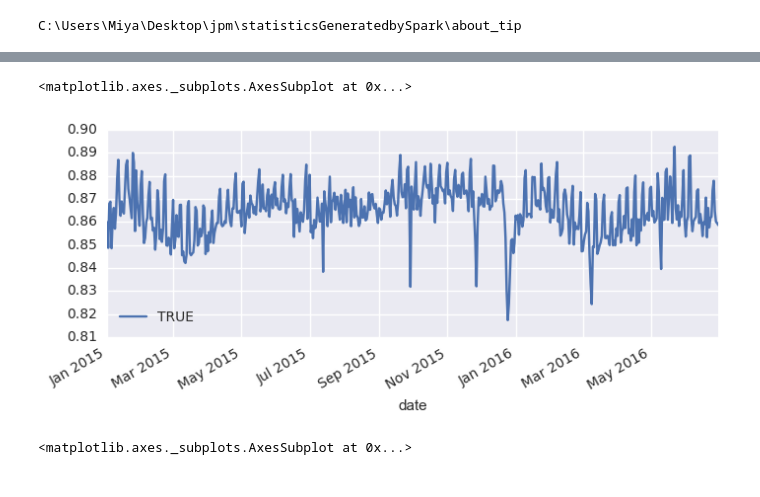
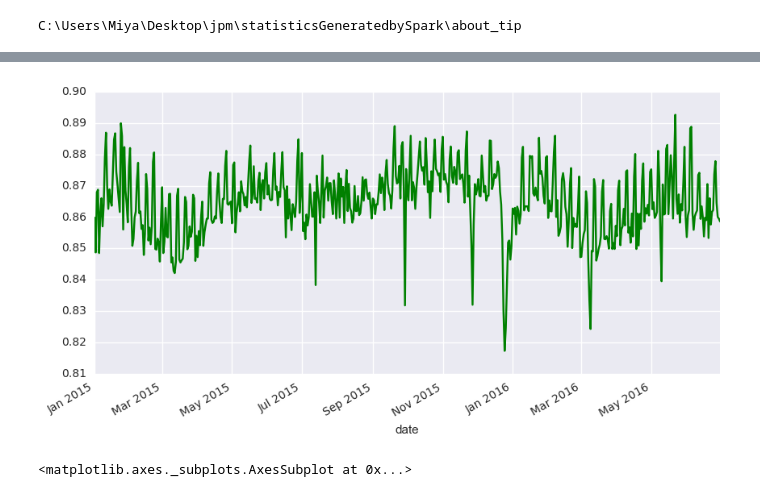
Before and after one commit to MiyainNYC/PySpark-Data-Challenge, a Jupyter notebook: Volume_VIZ.ipynb, the cells around one changed output, grey strips where cells are left out. Cells and saved outputs as stored; diff of their text form; code cells hidden in the pictures.

```diff
--- a/Volume_VIZ.ipynb
+++ b/Volume_VIZ.ipynb
@@ -711,11 +715,12 @@ not_tip_date = pd.read_csv('not_tip_date.csv',parse_dates = ['date'])
 # %%
 import seaborn as sns
 not_tip_date2015 = not_tip_date[not_tip_date['date']>=pd.Timestamp('2015-01-01')].reset_index(drop=True)
 not_tip_date2015 = not_tip_date2015.set_index('date')
-pd.rolling_mean(pd.DataFrame(not_tip_date2015['TRUE']),1).plot(figsize = (8,3))
+pd.rolling_mean(pd.DataFrame(not_tip_date2015['TRUE']),1).plot(figsize = (10,5),color = 'green')
+plt.legend([])
+plt.savefig('11.png')
 # %% [output]
-<matplotlib.axes._subplots.AxesSubplot at 0x...>
-[figure, old version]
+[figure, new version]
 # %%
 import seaborn as sns
 not_tip_date2015 = not_tip_date[not_tip_date['date']>=pd.Timestamp('2015-01-01')].reset_index(drop=True)
```
Also changed, not shown: parts of 69 cells of this notebook.
